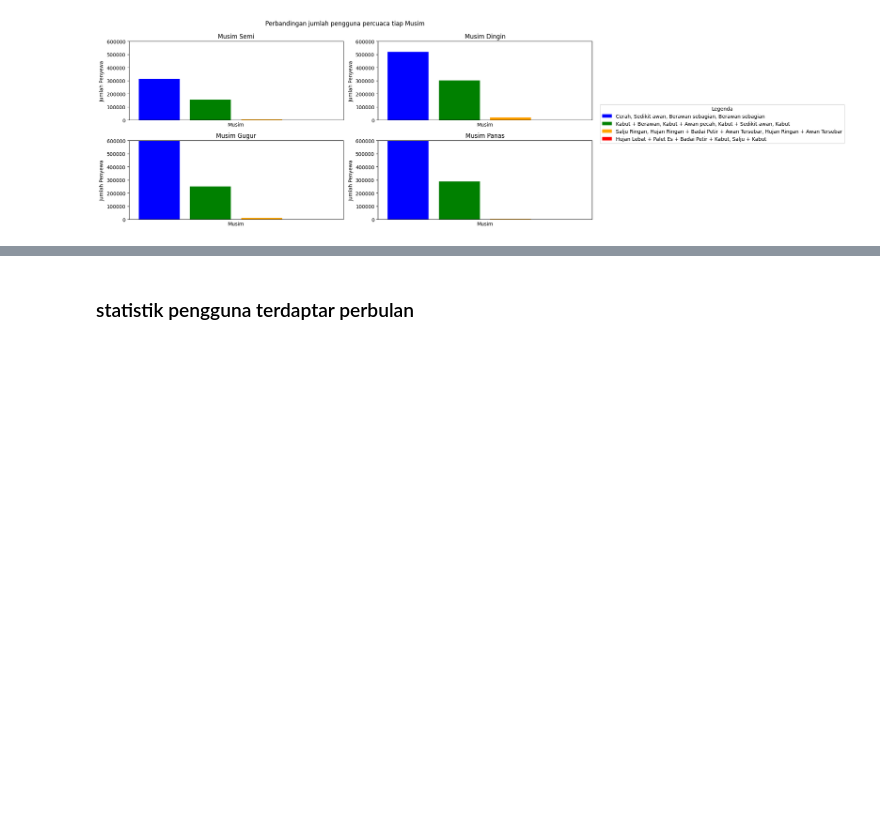
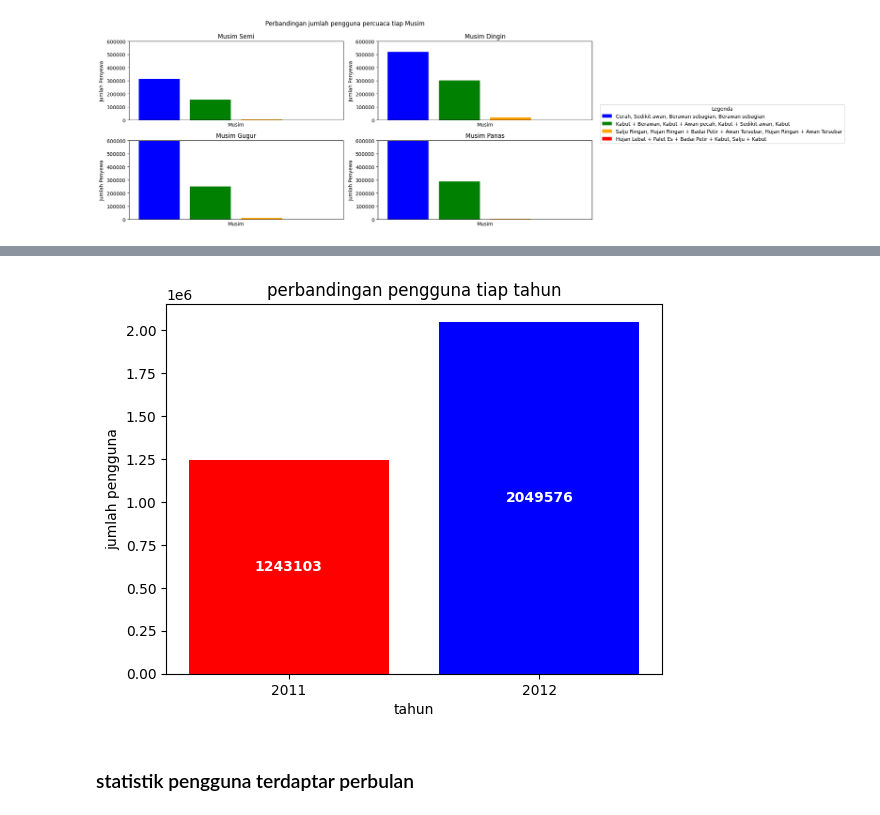
Before and after one commit to ardifjar443/DataScience-beginner, a Jupyter notebook: Template Tugas 1.ipynb, the cells around one changed output, grey strips where cells are left out. Cells and saved outputs as stored; diff of their text form; code cells hidden in the pictures; blank space fills up the shorter version.

```diff
--- a/Template Tugas 1.ipynb
+++ b/Template Tugas 1.ipynb
@@ -199,3 +300,19 @@ plt.show()
+# %%
+dataBike['tahun']= dataBike['dteday'].dt.year
+dataPertahun = dataBike.groupby('tahun')['cnt'].sum()
+
+plt.bar(dataPertahun.index.astype(str), dataPertahun, color=['red','blue'])
+plt.title('perbandingan pengguna tiap tahun')
+plt.xlabel('tahun')
+plt.ylabel('jumlah pengguna')
+
+for i , value in enumerate(dataPertahun):
+    plt.text(i,value/2, str(value), ha='center',va='center', color="white", fontweight='bold')
+
+
+plt.show()
+# %% [output]
+[figure, added]
 # %% [markdown]
 ### statistik pengguna terdaptar perbulan
 # %%
```
Also changed, not shown: parts of 13 cells of this notebook.
